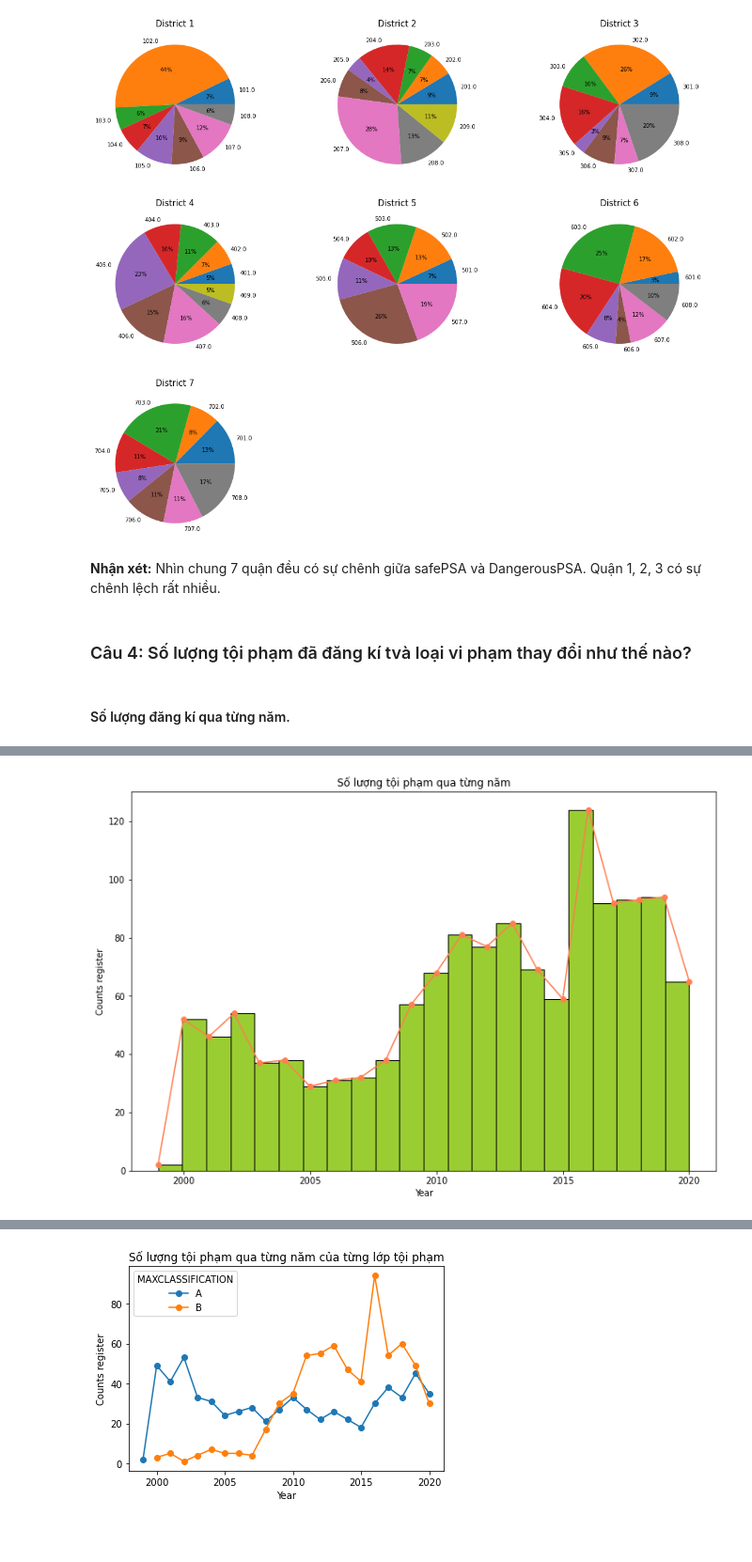
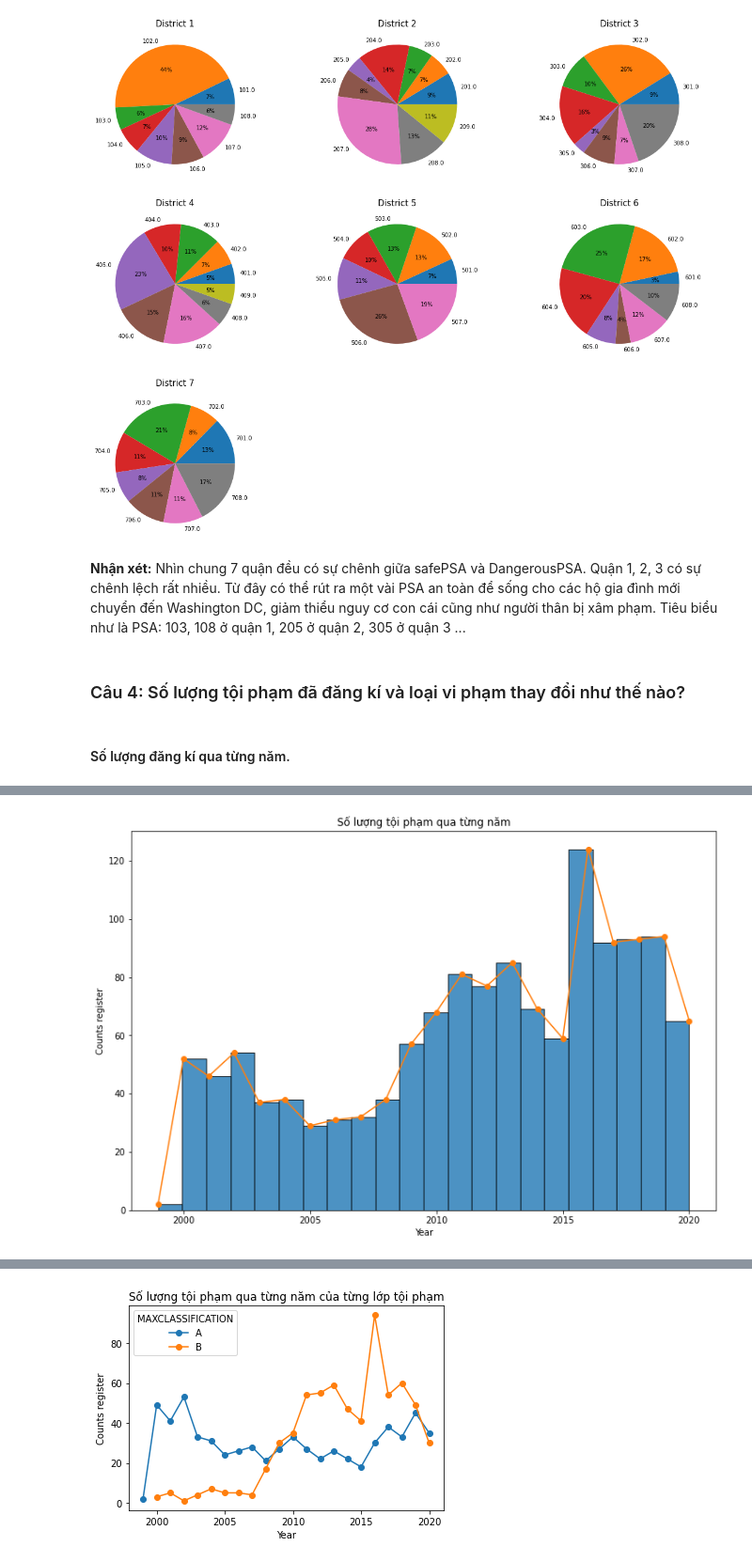
Before and after one commit to Truong1311/FinalProject_LTCKHDL, a Jupyter notebook: notebook.ipynb, the cells around one changed output, grey strips where cells are left out. Shown at 94% size. Saved outputs shown, nothing was run; the diff lists cells and outputs as text; code cells hidden in the pictures; blank space fills up the shorter version.

```diff
--- a/notebook.ipynb
+++ b/notebook.ipynb
@@ -374,7 +385,7 @@ def istattoo(x):
     else:
         return 'TATTOO' if 'TATTOO' in x else 'NO TATTOO'
 
-data['MARKINGS'] = data['MARKINGS'].apply(istattoo,)
+data['MARKINGS'] = data['MARKINGS'].apply(istattoo)
 # %%
 def value_ratios(col):
     return dict(((col.value_counts()/len(col))*100).round(1))
@@ -539,9 +554,9 @@ plt.show()
 # %% [output]
 [figure]
 # %% [markdown]
-**Nhận xét:** Nhìn chung 7 quận đều có sự chênh giữa safePSA và DangerousPSA. Quận 1, 2, 3 có sự chênh lệch rất nhiều.
+**Nhận xét:** Nhìn chung 7 quận đều có sự chênh giữa safePSA và DangerousPSA. Quận 1, 2, 3 có sự chênh lệch rất nhiều. Từ đây có thể rút ra một vài PSA an toàn để sống cho các hộ gia đình mới chuyển đến Washington DC, giảm thiểu nguy cơ con cái cũng như người thân bị xâm phạm. Tiêu biểu như là PSA: 103, 108 ở quận 1, 205 ở quận 2, 305 ở quận 3 ...
 # %% [markdown]
-### Câu 4: Số lượng tội phạm đã đăng kí tvà loại vi phạm thay đổi như thế nào?
+### Câu 4: Số lượng tội phạm đã đăng kí và loại vi phạm thay đổi như thế nào?
 # %% [markdown]
 #### Số lượng đăng kí qua từng năm.
 # %%
@@ -569,12 +584,13 @@ register_counts
 Name: Year Register, dtype: int64
 # %%
 fig, ax=plt.subplots(figsize=(12,8))
-register_counts.plot.line(marker = 'o', color='coral')
-data['REGISTRATIONDATE'].dt.year.plot(kind='hist',color='yellowgreen',edgecolor='black',bins=22)
+
+data['Year Register'].plot(kind='hist',edgecolor='black', alpha = 0.8,bins=22)
+register_counts.plot.line(marker = 'o')
 plt.title('Số lượng tội phạm qua từng năm')
 plt.xlabel('Year')
 plt.ylabel('Counts register')
 plt.show()
 # %% [output]
-[figure, old version]
+[figure, new version]
 # %% [markdown]
```
Also changed, not shown: parts of 21 cells of this notebook.
